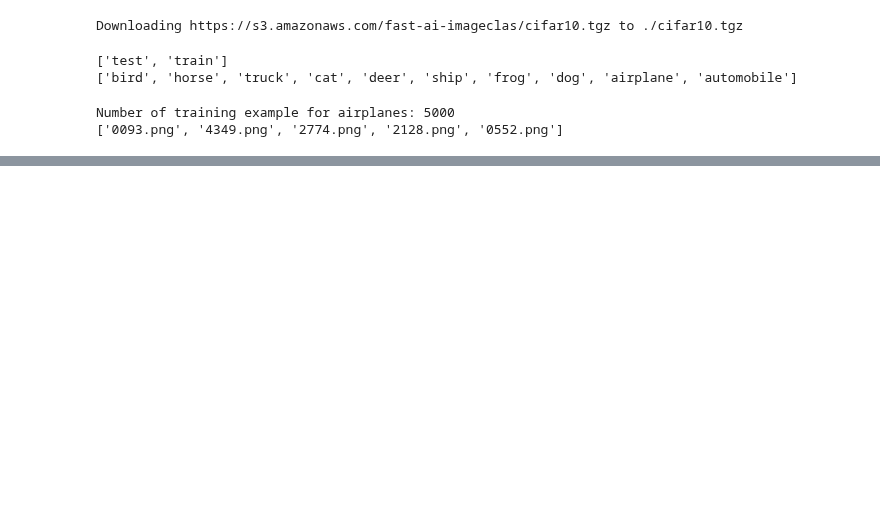
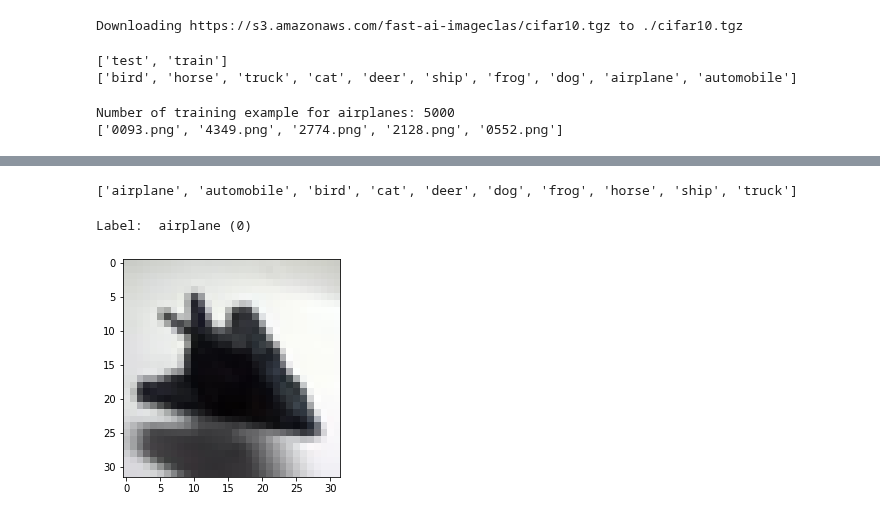
Before and after one commit to nicovakr/Pytorch-init, a Jupyter notebook: CNN_PyTorch.ipynb, the cells around one changed output, grey strips where cells are left out. Cells and saved outputs as stored; diff of their text form; code cells hidden in the pictures; blank space fills up the shorter version.

```diff
--- a/CNN_PyTorch.ipynb
+++ b/CNN_PyTorch.ipynb
@@ -38,0 +49,6 @@ Number of training example for airplanes: 5000
+# %%
+dataset = ImageFolder(data_dir + '/train', transform=ToTensor())
+# %%
+img, label = dataset[0]
+print(img.shape, label)
+img
@@ -38,0 +74,20 @@ Number of training example for airplanes: 5000
+# %%
+print(dataset.classes)
+# %% [output]
+['airplane', 'automobile', 'bird', 'cat', 'deer', 'dog', 'frog', 'horse', 'ship', 'truck']
+# %%
+import matplotlib
+import matplotlib.pyplot as plt
+%matplotlib inline
+
+matplotlib.rcParams['figure.facecolor'] = '#ffffff'
+# %%
+def show_example(img, label):
+  print('Label: ', dataset.classes[label], "(" + str(label)+")")
+  plt.imshow(img.permute(1, 2, 0))
+# %%
+show_example(*dataset[0])
+# * : means to unpack the tuple 'dataset'
+# %% [output]
+Label:  airplane (0)
+[figure, added]
```
Also changed, not shown: parts of 4 cells of this notebook.
